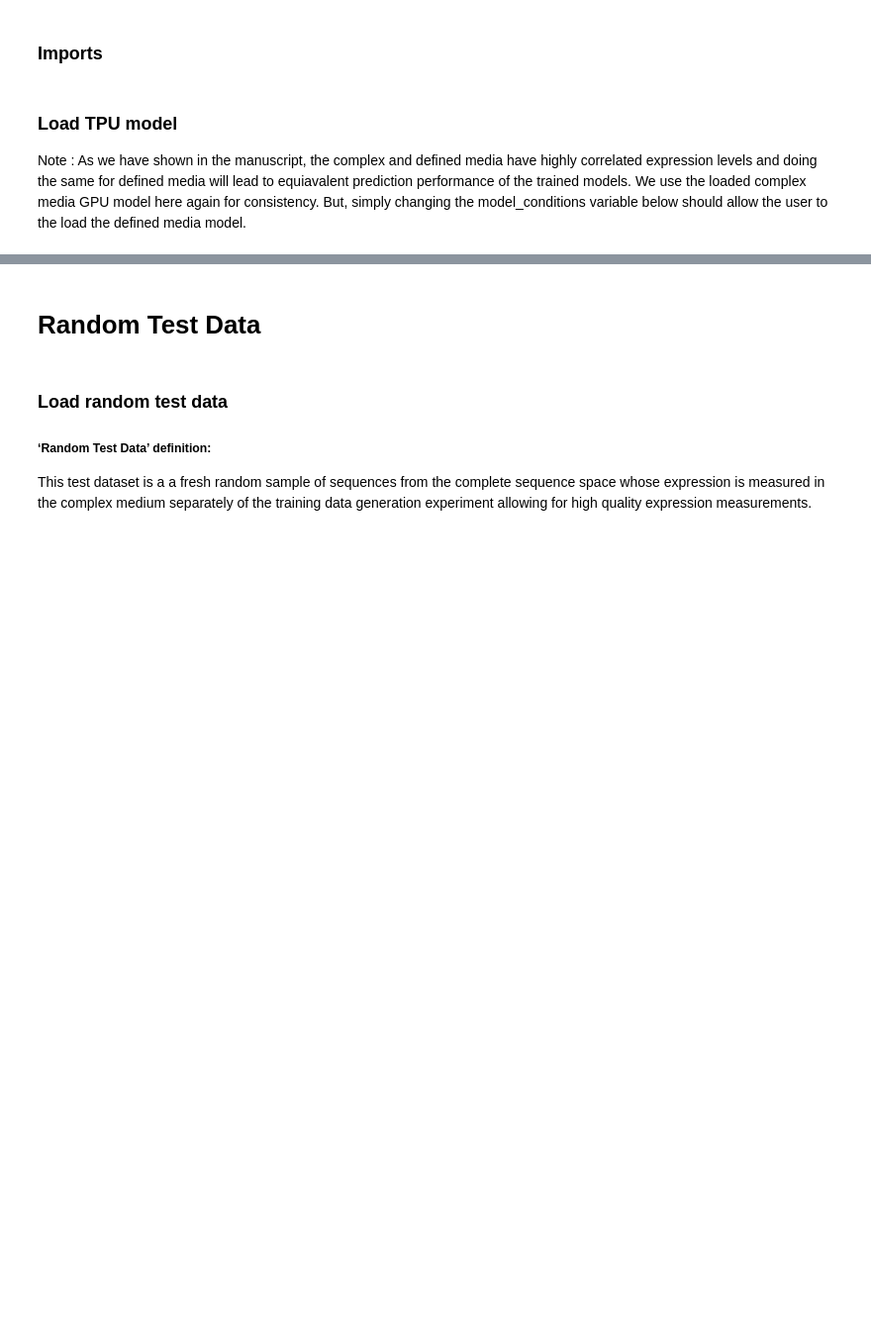
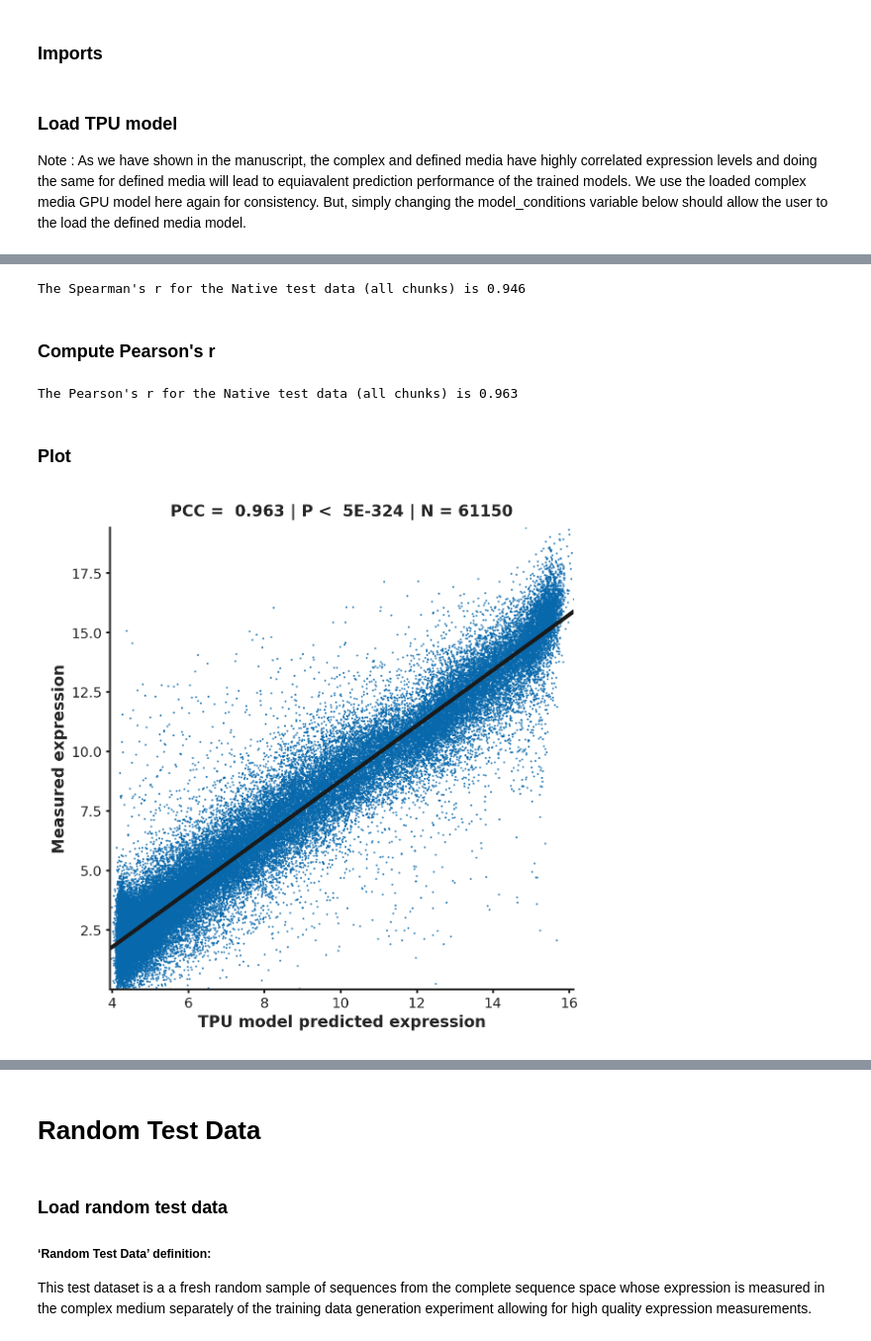
Before and after one commit to 1edv/evolution, a Jupyter notebook: manuscript_code/model/tpu_model/1_use_tpu_model_to_generate_results.ipynb, the cells around one changed output, grey strips where cells are left out. Shown at 99% size. Cells and saved outputs as stored; diff of their text form; code cells hidden in the pictures; blank space fills up the shorter version.

```diff
--- a/manuscript_code/model/tpu_model/1_use_tpu_model_to_generate_results.ipynb
+++ b/manuscript_code/model/tpu_model/1_use_tpu_model_to_generate_results.ipynb
@@ -60,0 +110,2 @@ WARNING:tensorflow:From /home/edv/evolution_reviewer/code/referee_response/tpu_m
+# %%
+predicted_expressions = evaluate_model(sequences, model, scaler, batch_size , fitness_function_graph)
@@ -60,0 +116,78 @@ WARNING:tensorflow:From /home/edv/evolution_reviewer/code/referee_response/tpu_m
+# %%
+
+pcc = scipy.stats.spearmanr(predicted_expressions,expressions, nan_policy='omit')[0]
+print(f'The Spearman\'s r for the Native test data (all chunks) is', format(pcc, '0.3f'))
+
+### Uncomment the next line to get the Pearson's r for more decimal places
+#print(f'The Pearson\'s r for the Random test data is', format(pcc)) ### Keen readers will note that this value was used in Notebook 3 of the benchmarking models
+# %% [output]
+The Spearman's r for the Native test data (all chunks) is 0.946
+# %% [markdown]
+### Compute Pearson's r
+# %%
+
+pcc = scipy.stats.pearsonr(predicted_expressions,expressions)[0]
+print(f'The Pearson\'s r for the Native test data (all chunks) is', format(pcc, '0.3f'))
+
+### Uncomment the next line to get the Pearson's r for more decimal places
+#print(f'The Pearson\'s r for the Random test data is', format(pcc)) ### Keen readers will note that this value was used in Notebook 3 of the benchmarking models
+# %% [output]
+The Pearson's r for the Native test data (all chunks) is 0.963
+# %% [markdown]
+### Plot
+# %%
+model_name = 'TPU model'
+
+fig_file = model_name+" prediction_performance_native_allchunks"
+
+fig=plt.figure(figsize=(4,4) , dpi= 300, facecolor='w', edgecolor='k')
+fig.tight_layout(pad = 1)
+
+
+
+x = list(predicted_expressions)
+y = expressions
+
+r = scipy.stats.pearsonr(x ,y )
+if 1 :
+    sns.regplot(x=x ,y=y ,
+                scatter_kws= {'s':1,'linewidth':0, 'rasterized':True} ,
+                line_kws= {'linewidth':2} ,
+                color= '#0868ac', robust = 1 )
+
+else :
+    sns.scatterplot(x,y, s = 1 , linewidth = 0 , rasterized = 1,
+               color= '#0868ac')
+
+
+ax = plt.gca()
+#ax.get_legend().remove()
+
+
+ax.set_xlabel(model_name + " predicted expression")
+ax.set_ylabel("Measured expression")
+if (r[1] ==0.0) :
+    ax.set_title(f"PCC = {r[0] : 0.3f} | P < {np.nextafter(0, 1) : 0.0E} | N = {len(x)}"  )
+else :
+    ax.set_title(f"PCC = {r[0] : 0.3f} | P = {r[1] : 0.2E} | N = {len(x)}"  )
+
+
+plt.setp(ax.artists, edgecolor = 'k')
+plt.setp(ax.lines, color='k')
+#plt.setp(ax.lines, linewidth=1.5)
+
+ax.autoscale(enable=True, axis='x', tight=True)
+ax.autoscale(enable=True, axis='y', tight=True)
+#ax.set_xlim(xmin=-8,xmax=8)
+#ax.set_ylim(ymin=-8,ymax=8)
+
+
+
+
+plt.savefig("%s.svg" % (fig_file,), bbox_inches="tight")
+plt.savefig("%s.pdf" % (fig_file,), bbox_inches="tight")
+plt.savefig("%s.png" % (fig_file,), bbox_inches="tight")
+
+plt.show()
+# %% [output]
+[figure, added]
```
Also changed, not shown: parts of 23 cells of this notebook, 22 other files.
